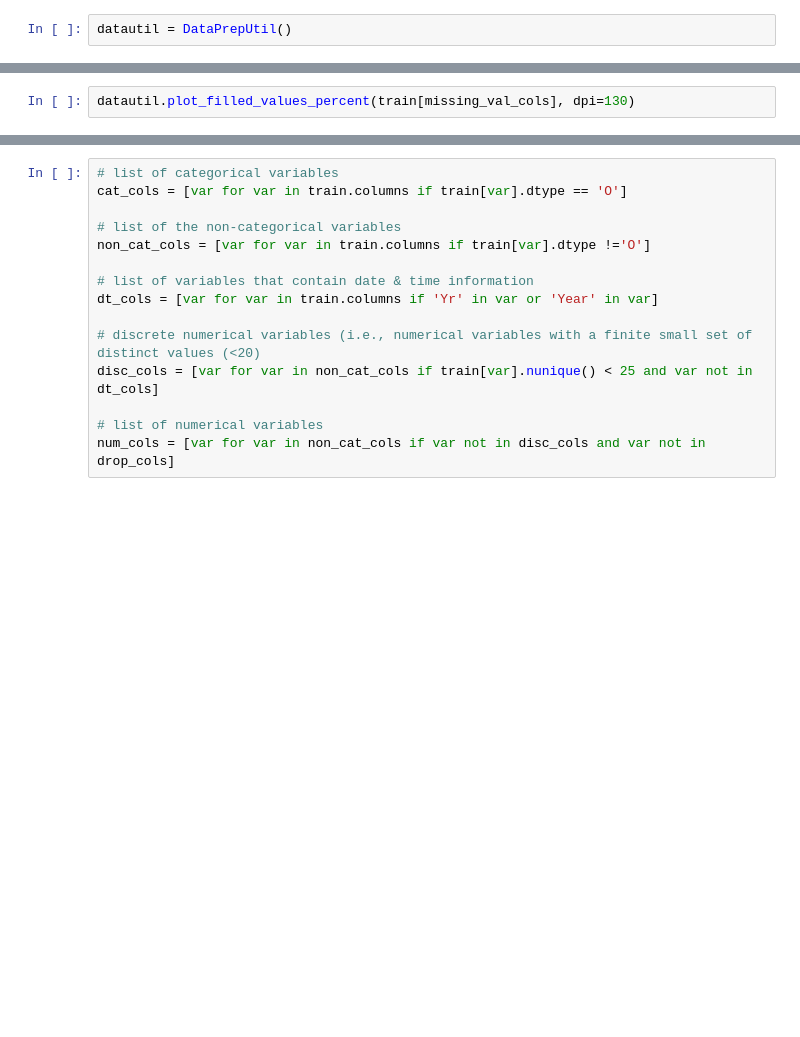
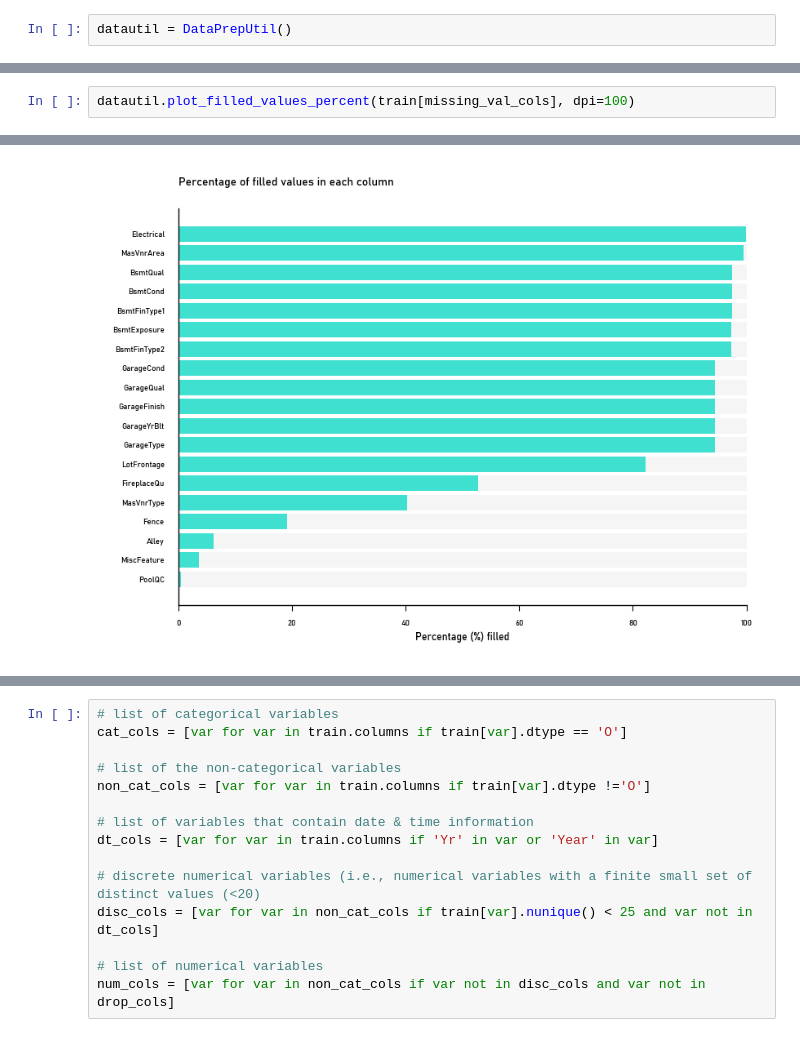
Before and after one commit to aambardar/kc-house-price, a Jupyter notebook: src/prelim_eda.ipynb, the cells around one changed output, grey strips where cells are left out. Saved outputs shown, nothing was run; the diff lists cells and outputs as text; blank space fills up the shorter version.

```diff
--- a/src/prelim_eda.ipynb
+++ b/src/prelim_eda.ipynb
@@ -45,2 +61,3 @@ plt.show()
 # %%
-datautil.plot_filled_values_percent(train[missing_val_cols], dpi=130)
+datautil.plot_filled_values_percent(train[missing_val_cols], dpi=100)
+# %% [output]
@@ -46,0 +65 @@ datautil.plot_filled_values_percent(train[missing_val_cols], dpi=130)
+[figure, added]
```
Also changed, not shown: parts of 8 cells of this notebook.
